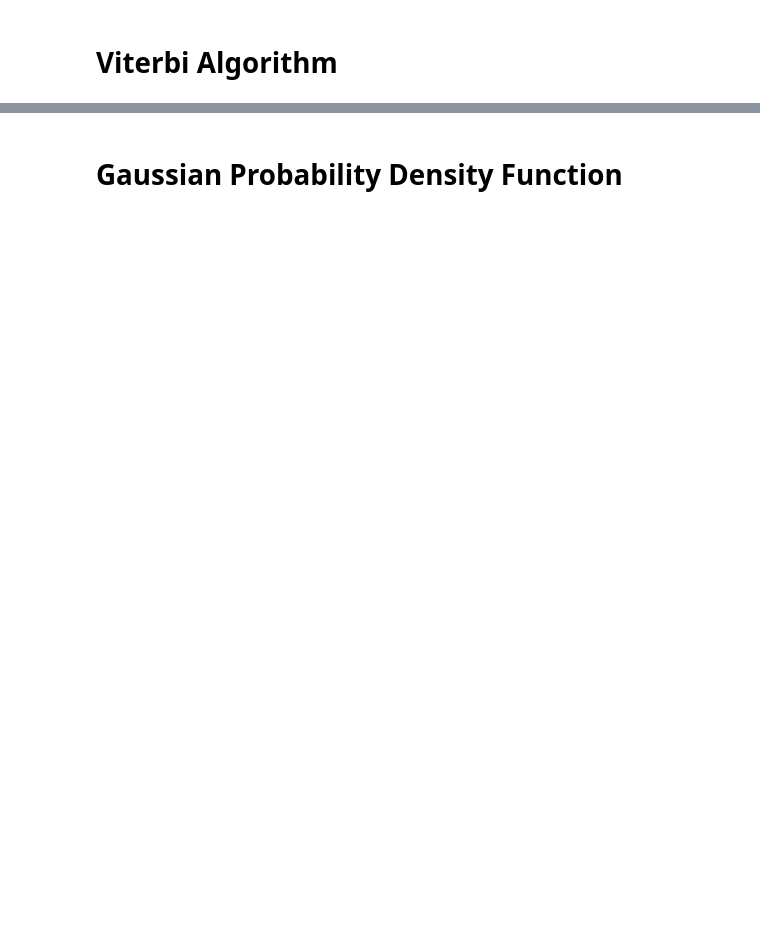
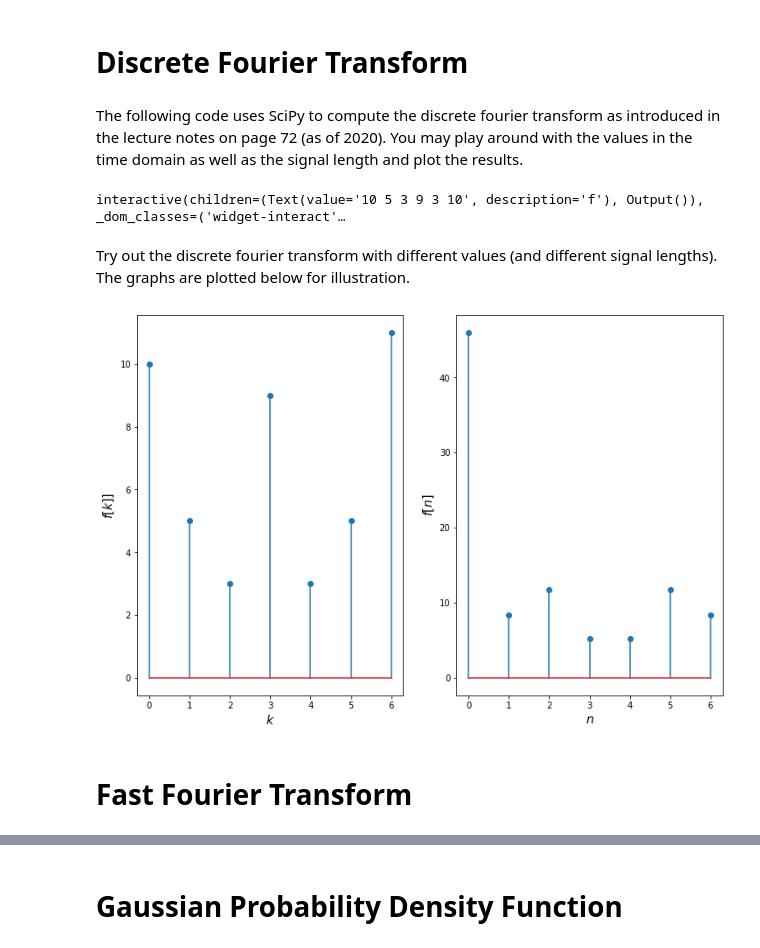
Before and after one commit to huesseol/DSSP-Illustrations, a Jupyter notebook: DSSP_Illustrations.ipynb, the cells around one changed output, grey strips where cells are left out. Drawn from its saved outputs; the diff is of its cells as text; code cells hidden in the pictures; blank space fills up the shorter version.

```diff
--- a/DSSP_Illustrations.ipynb
+++ b/DSSP_Illustrations.ipynb
@@ -1,4 +1,48 @@
 # %% [markdown]
 <a href="https://colab.research.google.com/github/dssp-ethz/DSSP-Illustrations/blob/main/DSSP_Illustrations.ipynb" target="_parent"><img src="https://colab.research.google.com/assets/colab-badge.svg" alt="Open In Colab"/></a>
-# %% [markdown]
-# Viterbi Algorithm
+# %% [markdown]
+# Discrete Fourier Transform
+# %% [markdown]
+The following code uses SciPy to compute the discrete fourier transform as introduced in the lecture notes on page 72 (as of 2020). You may play around with the values in the time domain as well as the signal length and plot the results.
+# %%
+import ipywidgets as widgets
+import numpy as np
+from scipy.fft import fft
+import matplotlib.pyplot as plt
+%matplotlib inline
+#-------------------------------------------------------------------------------
+
+fG = []
+FG = []
+def update_parameters(f):
+  global fG, FG
+  try:
+    fG = [int(s) for s in f.split()]
+    #Important Stuff
+    ############################################################################
+    FG = [np.round(v,2) for v in fft(fG)] #computes DFT (rounding to 2 decimal places) as FFT (fast fourier transform)
+    ############################################################################
+    print("F = ", list(FG))
+  except:
+    pass #catches bad input
+widgets.interact(update_parameters, f="10 5 3 9 3 10");
+
+def illustrate3():
+  fig, (ax1, ax2) = plt.subplots(1, 2, figsize=(12, 8))
+  ax1.set_xlabel('$k$', fontsize=14)
+  ax1.set_ylabel('$f[k]]$', fontsize=14)
+  ax1.stem(range(len(fG)), np.abs(fG))
+
+  ax2.set_xlabel('$n$', fontsize=14)
+  ax2.set_ylabel('$f[n]$', fontsize=14)
+  ax2.stem(range(len(FG)), np.abs(FG))
+# %% [output]
+interactive(children=(Text(value='10 5 3 9 3 10', description='f'), Output()), _dom_classes=('widget-interact'…
+# %% [markdown]
+Try out the discrete fourier transform with different values (and different signal lengths). The graphs are plotted below for illustration.
+# %%
+illustrate3()
+# %% [output]
+[figure, added]
+# %% [markdown]
+# Fast Fourier Transform
```
Also changed, not shown: parts of 15 cells of this notebook.
